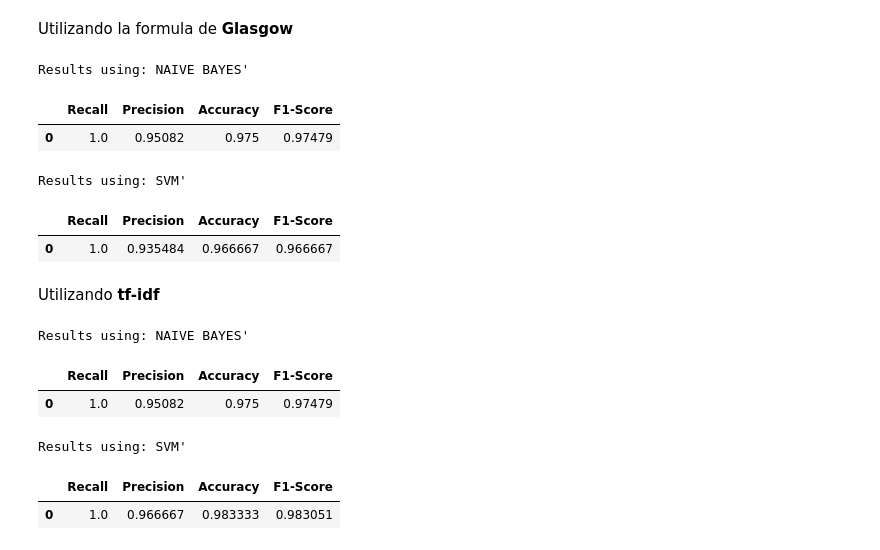
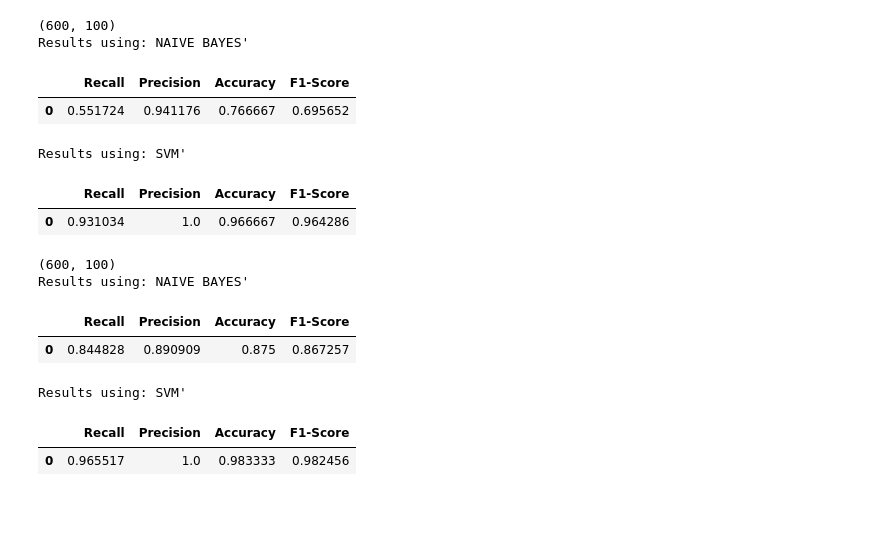
Before and after one commit to JuanOlmos/Aprendizaje_Automatico, a Jupyter notebook: SVM_Tweets/tweets_analysis.ipynb, the cells around one changed output. Drawn from its saved outputs; the diff is of its cells as text; code cells hidden in the pictures; blank space fills up the shorter version.

```diff
--- a/SVM_Tweets/tweets_analysis.ipynb
+++ b/SVM_Tweets/tweets_analysis.ipynb
@@ -102,0 +142,9 @@ Con el crf calculado, se aplica el **método gráfico** que indica el articulo,
+# %%
+bloblist = [tb(text) for text in df["new_text"].values]
+words_matrix = generate_words_matrix(bloblist)
+
+twm_tfidf = twm_matrix(words_matrix,bloblist, metric = "tf-idf")
+twm_glasgow = twm_matrix(words_matrix,bloblist, metric = "glasgow")
+
+crf_tfidf = get_crf(twm_tfidf)
+crf_glasgow = get_crf(twm_glasgow)
@@ -116,0 +165,28 @@ Una vez hecho el método gráfico, analizaremos las métricas de clasificación
+# %%
+def get_firsts(twm, n_top):
+    X = twm.values[:,:]
+    # print(f'X shape: {X.shape}')
+    probs = np.mean(X, axis = 0)
+    probs = pd.DataFrame({"Probs":probs})
+    probs = probs.sort_values(by = "Probs", ascending=False)
+    # display(probs)
+
+    top_words = probs.index[:n_top]
+    # print(top_words)
+    # display(twm)
+    return twm[twm.columns[top_words]]
+
+def get_name_firsts(twm, n_top):
+    X = twm.values[:,:]
+    # print(f'X shape: {X.shape}')
+    probs = np.mean(X, axis = 0)
+    probs = pd.DataFrame({"Probs":probs})
+    probs = probs.sort_values(by = "Probs", ascending=False)
+    # display(probs)
+
+    top_words = probs.index[:n_top]
+    twm = twm[twm.columns[top_words]]
+    # print(top_words)
+    # display(twm)
+
+    return twm.mask(twm > 0,1)
@@ -117,2 +209,5 @@ Una vez hecho el método gráfico, analizaremos las métricas de clasificación
+# %%
+twm_tfidf_top = get_name_firsts(twm_tfidf, n_top = 100)
+twm_glasgow_top = get_name_firsts(twm_glasgow, n_top = 100)
 # %%
 def calculate_metrics(df,mop):
@@ -135,25 +231,22 @@ def calculate_metrics(df,mop):
                             'F1-Score': [f1s]})
         print(f"Results using: {name_clf}'")
         display(metrics_df)
-# %% [markdown]
-Utilizando la formula de **Glasgow**
 # %%
-calculate_metrics(df = df, mop = mop1)
+calculate_metrics(df,twm_tfidf_top)
+
+calculate_metrics(df,twm_glasgow_top)
 # %% [output]
+(600, 100)
 Results using: NAIVE BAYES'
 |  | Recall | Precision | Accuracy | F1-Score |
-| 0 | 1.0 | 0.95082 | 0.975 | 0.97479 |
+| 0 | 0.551724 | 0.941176 | 0.766667 | 0.695652 |
 Results using: SVM'
 |  | Recall | Precision | Accuracy | F1-Score |
-| 0 | 1.0 | 0.935484 | 0.966667 | 0.966667 |
+| 0 | 0.931034 | 1.0 | 0.966667 | 0.964286 |
+(600, 100)
+Results using: NAIVE BAYES'
+|  | Recall | Precision | Accuracy | F1-Score |
+| 0 | 0.844828 | 0.890909 | 0.875 | 0.867257 |
+Results using: SVM'
+|  | Recall | Precision | Accuracy | F1-Score |
+| 0 | 0.965517 | 1.0 | 0.983333 | 0.982456 |
-# %% [markdown]
-Utilizando **tf-idf**
-# %%
-calculate_metrics(df = df, mop = mop2)
-# %% [output]
-Results using: NAIVE BAYES'
-|  | Recall | Precision | Accuracy | F1-Score |
-| 0 | 1.0 | 0.95082 | 0.975 | 0.97479 |
-Results using: SVM'
-|  | Recall | Precision | Accuracy | F1-Score |
-| 0 | 1.0 | 0.966667 | 0.983333 | 0.983051 |
```
Also changed, not shown: parts of 16 cells of this notebook, 1 other file.
